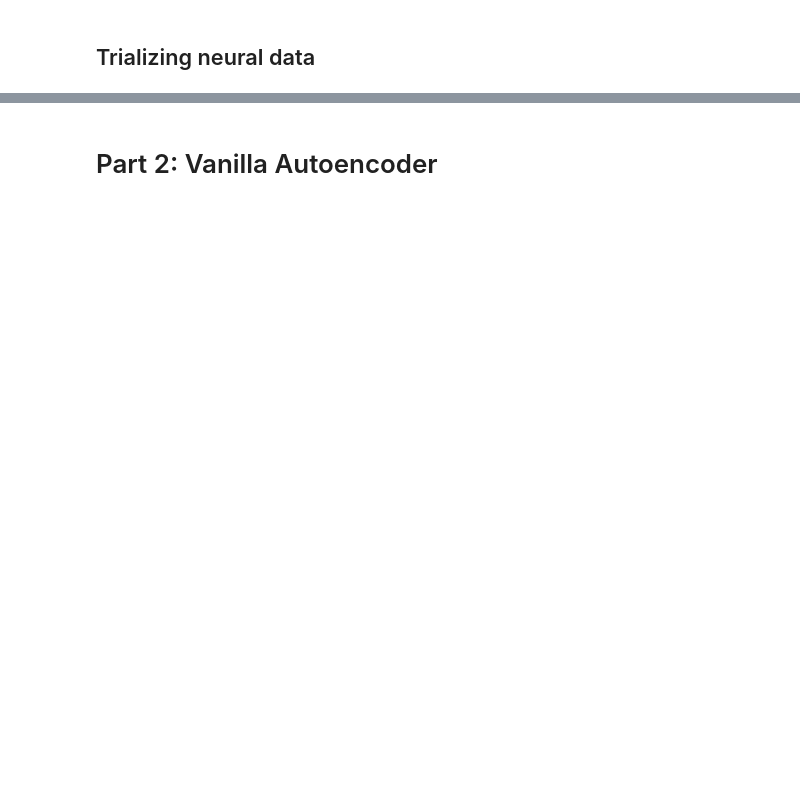
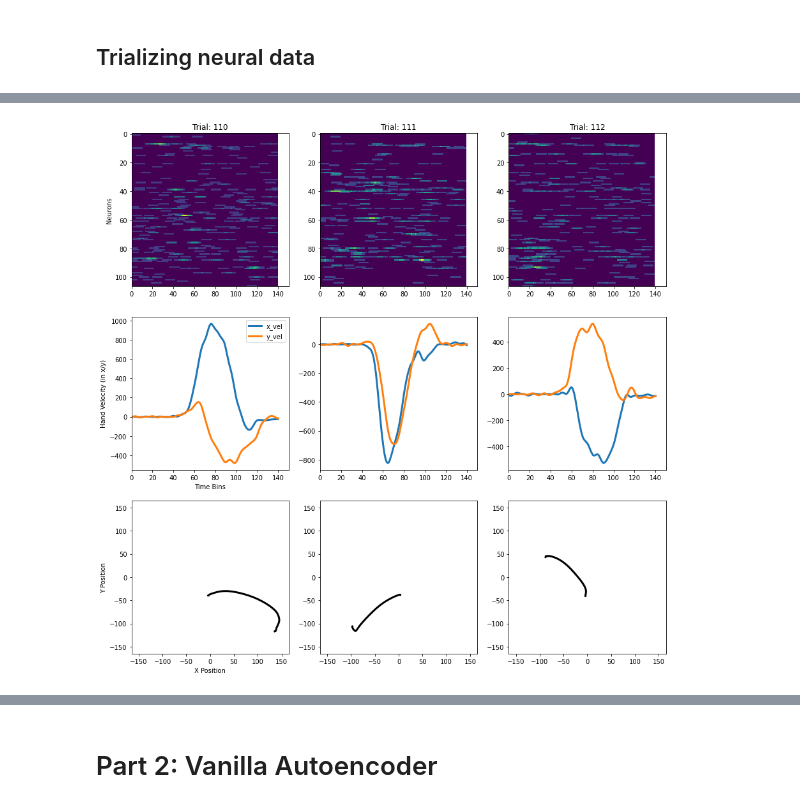
Before and after one commit to SaberaTalukder/Chen_Institute_DataSAI_for_Neuroscience, a Jupyter notebook: 07_13_22_day7_deep_learning_and_LFADS/code/diy_notebooks/latent_variable_models_LFADS.ipynb, the cells around one changed output, grey strips where cells are left out. Saved outputs shown, nothing was run; the diff lists cells and outputs as text; code cells hidden in the pictures; blank space fills up the shorter version.

```diff
--- a/07_13_22_day7_deep_learning_and_LFADS/code/diy_notebooks/latent_variable_models_LFADS.ipynb
+++ b/07_13_22_day7_deep_learning_and_LFADS/code/diy_notebooks/latent_variable_models_LFADS.ipynb
@@ -412,0 +821,32 @@ Take 10 minutes or so to dig around the trial_data structure to figure out how i
+# %%
+# Visualize smoothed firing rates
+def smoothFiring(data, kernel_size, gaussian = True):
+    ## TODO: Run a moving-average smoothing filter over the firing rates
+    ## Hint: See np.convolve
+    ## Inputs: data: data in format np.array with dims: (time x neurons)
+    ##         kernel_size: if Gaussian, the standard deviation of the kernel (in bins)
+    ##                      if moving average, the width of the uniform kernel (in bins)
+    ##         gaussian: Whether to smooth with a gaussian or moving average kernel.
+    if kernel_size > 1:
+        if gaussian:
+            data = smooth_gaussian(data, kernel_size)
+        else:
+            kernel =  """make a kernel to smooth the data.
+                        The kernel should be a vector of ones with length kernel_size.
+                        The area under the kernel should sum to 1."""
+
+            for i in range("The number of neurons"):
+
+                data[:,i] = """Run the filter over the time points of the trial.
+                                This operation is known as "convolution":
+                                (Hint: see np.convolve).
+                                Remember that you want to keep the length of the vector unaltered."""
+    #-------------------------------------------
+    return data
+
+trials_to_plot = [110, 111,112]
+kernel_size = 10
+# Play around and plot a few different trials to see how the behavior looks
+plot_trials(trial_data, kernel_size = kernel_size, trial_nums = trials_to_plot, gaussian = False)
+# %% [output]
+[figure, added]
```
Also changed, not shown: parts of 173 cells of this notebook, 4 other files.
